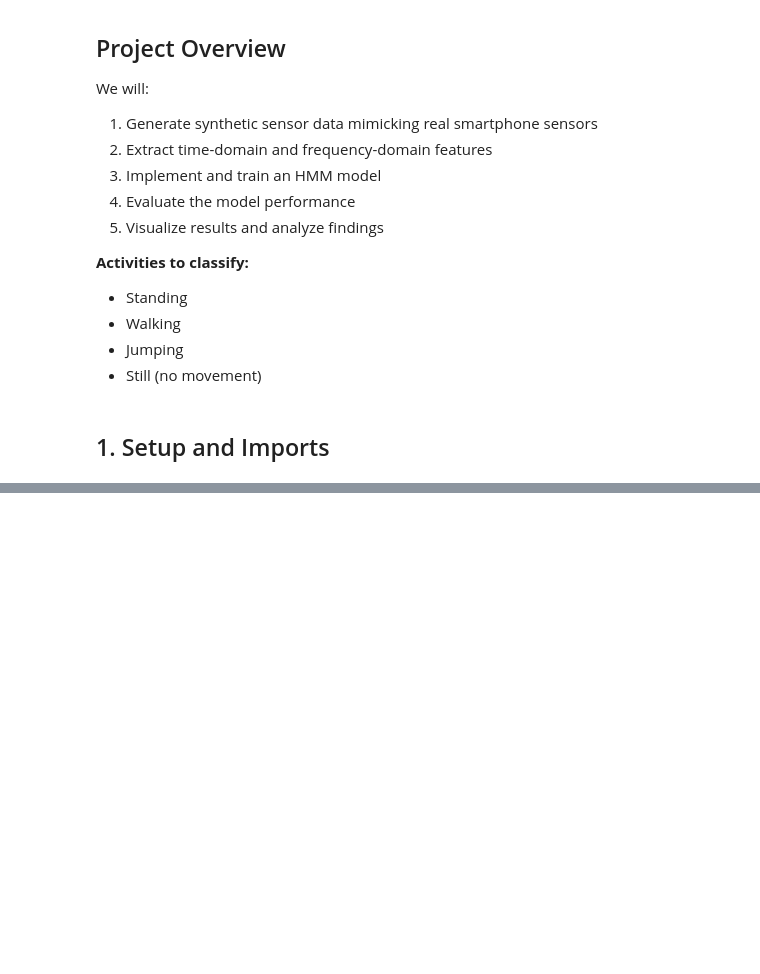
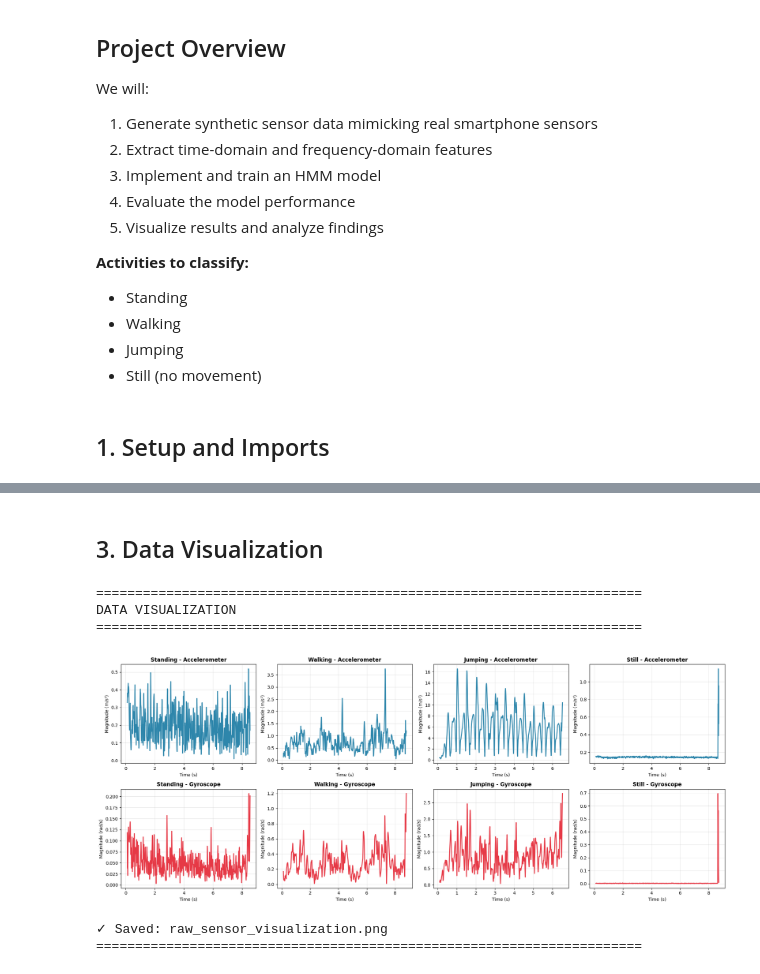
Before and after one commit to Amandine0610/model_human_activity_hmm, a Jupyter notebook: notebooks/human_activity_hmm.ipynb, the cells around one changed output, grey strips where cells are left out. Cells and saved outputs as stored; diff of their text form; code cells hidden in the pictures; blank space fills up the shorter version.

```diff
--- a/notebooks/human_activity_hmm.ipynb
+++ b/notebooks/human_activity_hmm.ipynb
@@ -1041,9 +21,0 @@ weighted avg       0.12      0.26      0.17       175
-# %%
-# Visualize predictions for a few test samples
-if hmm_model:
-    test_sample_ids = test_df['sample_id'].unique()[:4]
-    for sample_id in test_sample_ids:
-        print(f"\nVisualizing predictions for sample: {sample_id}")
-        hmm_model.visualize_predictions(test_df, sample_id=sample_id)
-else:
-    print("No model for predictions.")
@@ -1149,0 +235,59 @@ Detailed metrics saved to results/detailed_metrics.csv
+# %% [markdown]
+## 3. Data Visualization
+# %%
+print("="*70)
+print("DATA VISUALIZATION")
+print("="*70 + "\n")
+
+if not dataset.empty:
+    # Visualize sensor magnitudes by activity
+    activities_present = dataset['activity'].unique().tolist()
+    has_gyro = 'gyro_x' in dataset.columns
+
+    n_rows = 2 if has_gyro else 1
+    n_cols = len(activities_present)
+
+    fig, axes = plt.subplots(n_rows, n_cols, figsize=(5*n_cols, 4*n_rows))
+    if n_rows == 1:
+        axes = axes.reshape(1, -1)
+
+    for idx, act in enumerate(activities_present):
+        sample_data = dataset[dataset['activity'] == act]
+        sample_id = sample_data['sample_id'].iloc[0]
+        sample_data = sample_data[sample_data['sample_id'] == sample_id]
+        time = sample_data['seconds_elapsed'].values
+
+        # Accelerometer magnitude
+        acc_mag = np.sqrt(sample_data['accel_x']**2 +
+                         sample_data['accel_y']**2 +
+                         sample_data['accel_z']**2)
+        axes[0, idx].plot(time, acc_mag, linewidth=2, color='#2E86AB')
+        axes[0, idx].set_title(f'{act.title()} - Accelerometer', fontweight='bold')
+        axes[0, idx].set_xlabel('Time (s)')
+        axes[0, idx].set_ylabel('Magnitude (m/s²)')
+        axes[0, idx].grid(True, alpha=0.3)
+
+        # Gyroscope magnitude
+        if has_gyro:
+            gyro_mag = np.sqrt(sample_data['gyro_x']**2 +
+                              sample_data['gyro_y']**2 +
+                              sample_data['gyro_z']**2)
+            axes[1, idx].plot(time, gyro_mag, linewidth=2, color='#E63946')
+            axes[1, idx].set_title(f'{act.title()} - Gyroscope', fontweight='bold')
+            axes[1, idx].set_xlabel('Time (s)')
+            axes[1, idx].set_ylabel('Magnitude (rad/s)')
+            axes[1, idx].grid(True, alpha=0.3)
+
+    plt.tight_layout()
+    plt.savefig('raw_sensor_visualization.png', dpi=300, bbox_inches='tight')
+    plt.show()
+    print("✓ Saved: raw_sensor_visualization.png")
+
+print("="*70 + "\n")
+# %% [output]
+======================================================================
+DATA VISUALIZATION
+======================================================================
+[figure, added]
+✓ Saved: raw_sensor_visualization.png
+======================================================================
```
Also changed, not shown: parts of 45 cells of this notebook, 22 other files.
